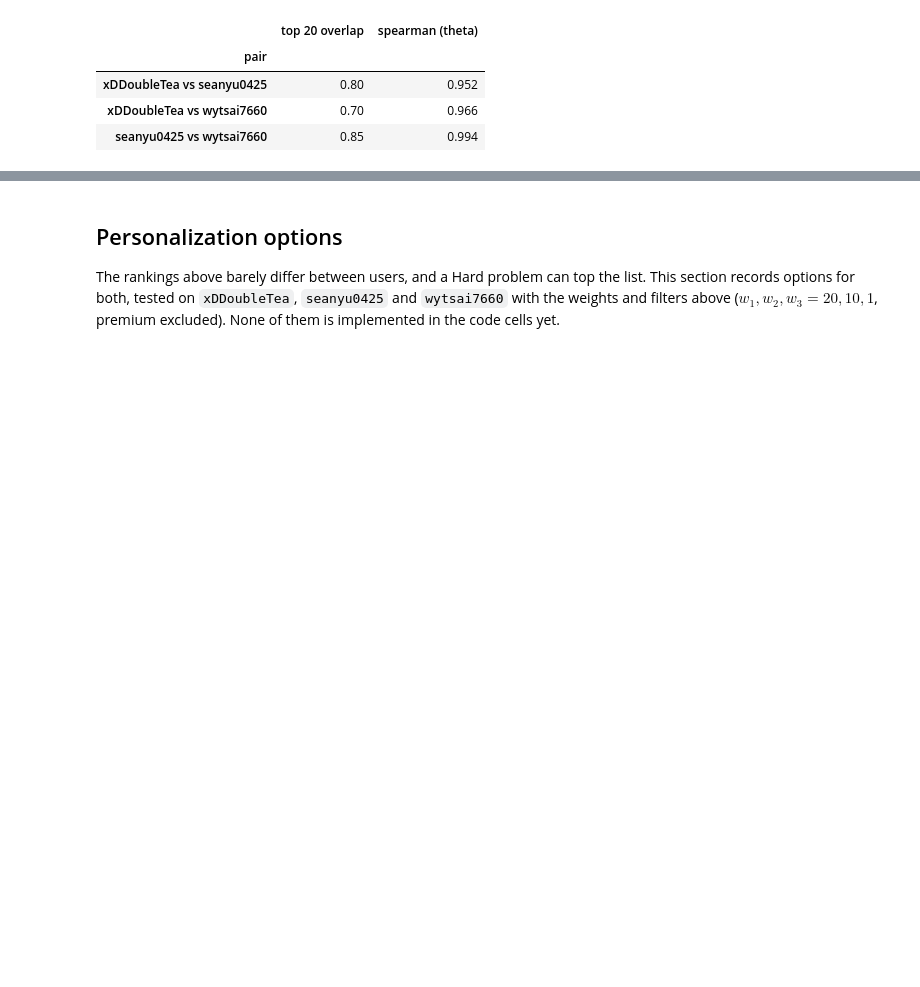
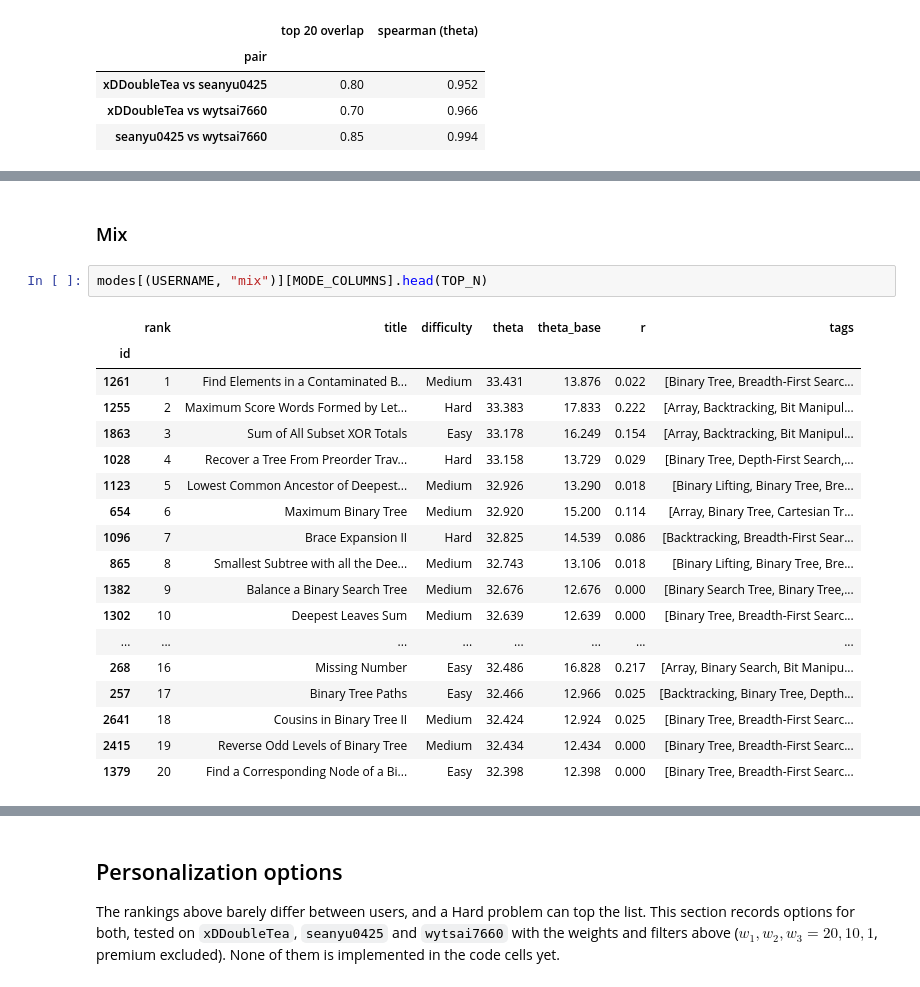
Before and after one commit to xDDoubleTea/LeetCodeBot-analysis, a Jupyter notebook: problem_ranking.ipynb, the cells around one changed output, grey strips where cells are left out. Drawn from its saved outputs; the diff is of its cells as text; blank space fills up the shorter version.

```diff
--- a/problem_ranking.ipynb
+++ b/problem_ranking.ipynb
@@ -626,0 +846,23 @@ pd.DataFrame(rows).set_index("pair")
+# %% [markdown]
+### Mix
+# %%
+modes[(USERNAME, "mix")][MODE_COLUMNS].head(TOP_N)
+# %% [output]
+|  | rank | title | difficulty | theta | theta_base | r | tags |
+| id |  |  |  |  |  |  |  |
+| 1261 | 1 | Find Elements in a Contaminated B... | Medium | 33.431 | 13.876 | 0.022 | [Binary Tree, Breadth-First Searc... |
+| 1255 | 2 | Maximum Score Words Formed by Let... | Hard | 33.383 | 17.833 | 0.222 | [Array, Backtracking, Bit Manipul... |
+| 1863 | 3 | Sum of All Subset XOR Totals | Easy | 33.178 | 16.249 | 0.154 | [Array, Backtracking, Bit Manipul... |
+| 1028 | 4 | Recover a Tree From Preorder Trav... | Hard | 33.158 | 13.729 | 0.029 | [Binary Tree, Depth-First Search,... |
+| 1123 | 5 | Lowest Common Ancestor of Deepest... | Medium | 32.926 | 13.290 | 0.018 | [Binary Lifting, Binary Tree, Bre... |
+| 654 | 6 | Maximum Binary Tree | Medium | 32.920 | 15.200 | 0.114 | [Array, Binary Tree, Cartesian Tr... |
+| 1096 | 7 | Brace Expansion II | Hard | 32.825 | 14.539 | 0.086 | [Backtracking, Breadth-First Sear... |
+| 865 | 8 | Smallest Subtree with all the Dee... | Medium | 32.743 | 13.106 | 0.018 | [Binary Lifting, Binary Tree, Bre... |
+| 1382 | 9 | Balance a Binary Search Tree | Medium | 32.676 | 12.676 | 0.000 | [Binary Search Tree, Binary Tree,... |
+| 1302 | 10 | Deepest Leaves Sum | Medium | 32.639 | 12.639 | 0.000 | [Binary Tree, Breadth-First Searc... |
+| ... | ... | ... | ... | ... | ... | ... | ... |
+| 268 | 16 | Missing Number | Easy | 32.486 | 16.828 | 0.217 | [Array, Binary Search, Bit Manipu... |
+| 257 | 17 | Binary Tree Paths | Easy | 32.466 | 12.966 | 0.025 | [Backtracking, Binary Tree, Depth... |
+| 2641 | 18 | Cousins in Binary Tree II | Medium | 32.424 | 12.924 | 0.025 | [Binary Tree, Breadth-First Searc... |
+| 2415 | 19 | Reverse Odd Levels of Binary Tree | Medium | 32.434 | 12.434 | 0.000 | [Binary Tree, Breadth-First Searc... |
+| 1379 | 20 | Find a Corresponding Node of a Bi... | Easy | 32.398 | 12.398 | 0.000 | [Binary Tree, Breadth-First Searc... |
```
Also changed, not shown: parts of 26 cells of this notebook.
